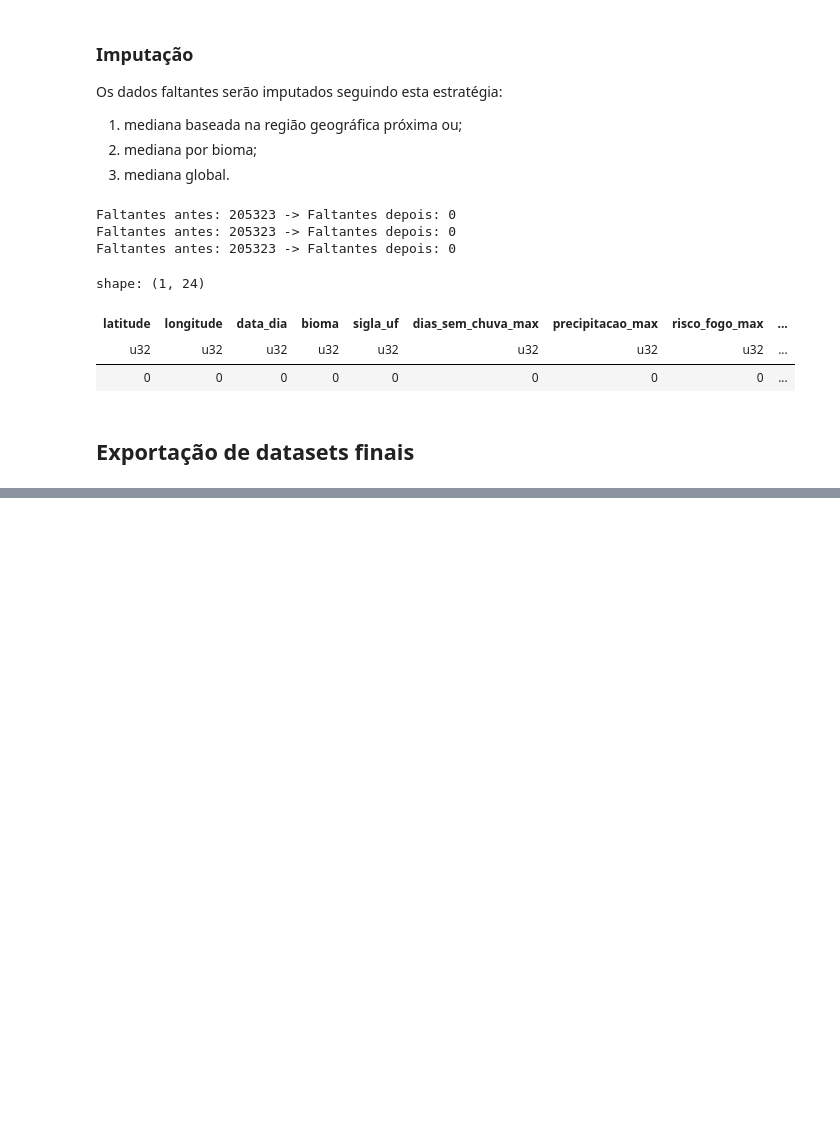
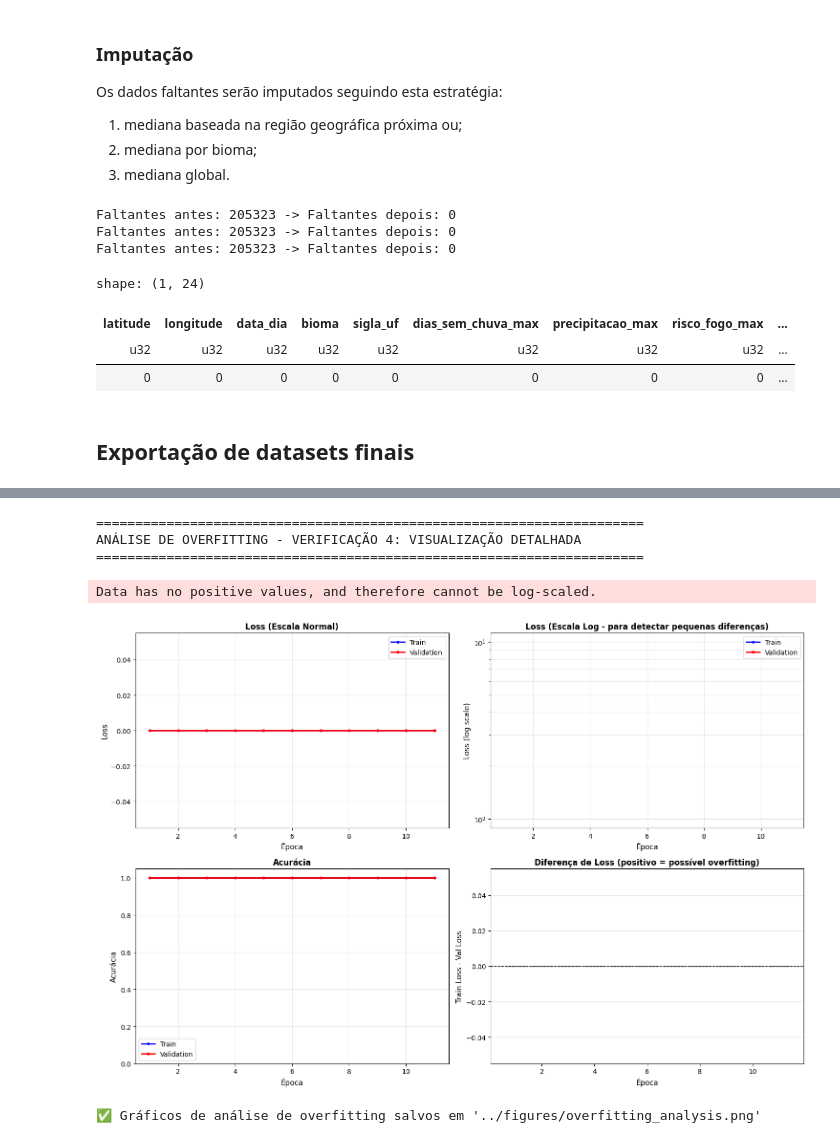
Before and after one commit to joaomarcosmb/queimadas, a Jupyter notebook: notebooks/1.0.0-eda-e-tratamento.ipynb, the cells around one changed output, grey strips where cells are left out. Saved outputs shown, nothing was run; the diff lists cells and outputs as text; code cells hidden in the pictures; blank space fills up the shorter version.

```diff
--- a/notebooks/1.0.0-eda-e-tratamento.ipynb
+++ b/notebooks/1.0.0-eda-e-tratamento.ipynb
@@ -950,0 +1555,67 @@ climatology_bioma.write_parquet('../data/processed/queimadas_climatology_by_biom
+# %%
+if 'history' in locals() and len(history['train_loss']) > 0:
+    # ===== VERIFICAÇÃO 5: Visualização Detalhada =====
+    print("\n" + "=" * 70)
+    print("ANÁLISE DE OVERFITTING - VERIFICAÇÃO 4: VISUALIZAÇÃO DETALHADA")
+    print("=" * 70)
+
+    fig, axes = plt.subplots(2, 2, figsize=(15, 10))
+
+    epochs = range(1, len(history['train_loss']) + 1)
+
+    # Plot 1: Loss - Escala Normal
+    ax = axes[0, 0]
+    ax.plot(epochs, history['train_loss'], 'b-', label='Train', linewidth=2, marker='o', markersize=3)
+    ax.plot(epochs, history['val_loss'], 'r-', label='Validation', linewidth=2, marker='s', markersize=3)
+    ax.set_xlabel('Época', fontsize=11)
+    ax.set_ylabel('Loss', fontsize=11)
+    ax.set_title('Loss (Escala Normal)', fontsize=12, fontweight='bold')
+    ax.legend(fontsize=10)
+    ax.grid(True, alpha=0.3)
+
+    # Plot 2: Loss - Escala Log (melhor para ver pequenas diferenças)
+    ax = axes[0, 1]
+    ax.semilogy(epochs, history['train_loss'], 'b-', label='Train', linewidth=2, marker='o', markersize=3)
+    ax.semilogy(epochs, history['val_loss'], 'r-', label='Validation', linewidth=2, marker='s', markersize=3)
+    ax.set_xlabel('Época', fontsize=11)
+    ax.set_ylabel('Loss (log scale)', fontsize=11)
+    ax.set_title('Loss (Escala Log - para detectar pequenas diferenças)', fontsize=12, fontweight='bold')
+    ax.legend(fontsize=10)
+    ax.grid(True, alpha=0.3, which='both')
+
+    # Plot 3: Acurácia
+    ax = axes[1, 0]
+    ax.plot(epochs, history['train_acc'], 'b-', label='Train', linewidth=2, marker='o', markersize=3)
+    ax.plot(epochs, history['val_acc'], 'r-', label='Validation', linewidth=2, marker='s', markersize=3)
+    ax.set_xlabel('Época', fontsize=11)
+    ax.set_ylabel('Acurácia', fontsize=11)
+    ax.set_title('Acurácia', fontsize=12, fontweight='bold')
+    ax.legend(fontsize=10)
+    ax.grid(True, alpha=0.3)
+    ax.set_ylim([0, 1.05])
+
+    # Plot 4: Diferença entre Train e Validation (indicador de overfitting)
+    ax = axes[1, 1]
+    loss_diff = [t - v for t, v in zip(history['train_loss'], history['val_loss'])]
+    colors = ['red' if d > 0.01 else 'green' for d in loss_diff]
+    ax.bar(epochs, loss_diff, color=colors, alpha=0.7, edgecolor='black', linewidth=1)
+    ax.axhline(y=0, color='black', linestyle='--', linewidth=1)
+    ax.set_xlabel('Época', fontsize=11)
+    ax.set_ylabel('Train Loss - Val Loss', fontsize=11)
+    ax.set_title('Diferença de Loss (positivo = possível overfitting)', fontsize=12, fontweight='bold')
+    ax.grid(True, alpha=0.3, axis='y')
+
+    plt.tight_layout()
+    plt.savefig('../figures/overfitting_analysis.png', dpi=100, bbox_inches='tight')
+    plt.show()
+
+    print("\n✅ Gráficos de análise de overfitting salvos em '../figures/overfitting_analysis.png'")
+else:
+    print("Nenhum histórico para visualizar.")
+# %% [output]
+======================================================================
+ANÁLISE DE OVERFITTING - VERIFICAÇÃO 4: VISUALIZAÇÃO DETALHADA
+======================================================================
+Data has no positive values, and therefore cannot be log-scaled.
+[figure, added]
+✅ Gráficos de análise de overfitting salvos em '../figures/overfitting_analysis.png'
```
Also changed, not shown: parts of 13 cells of this notebook, 6 other files.
